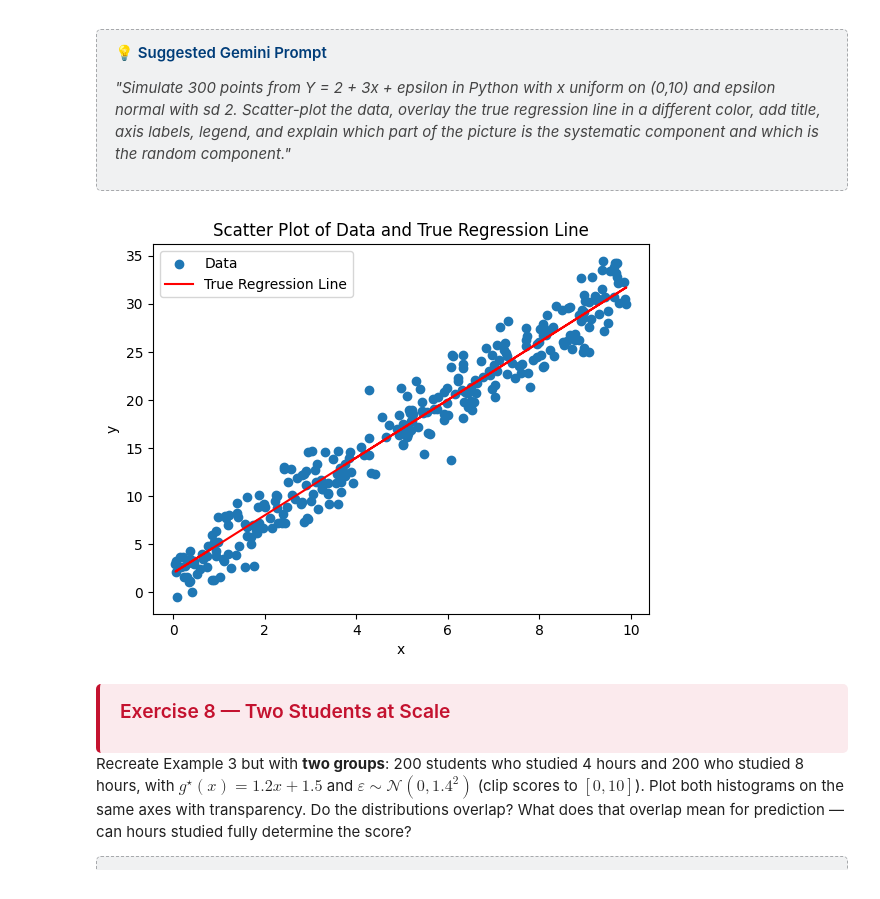
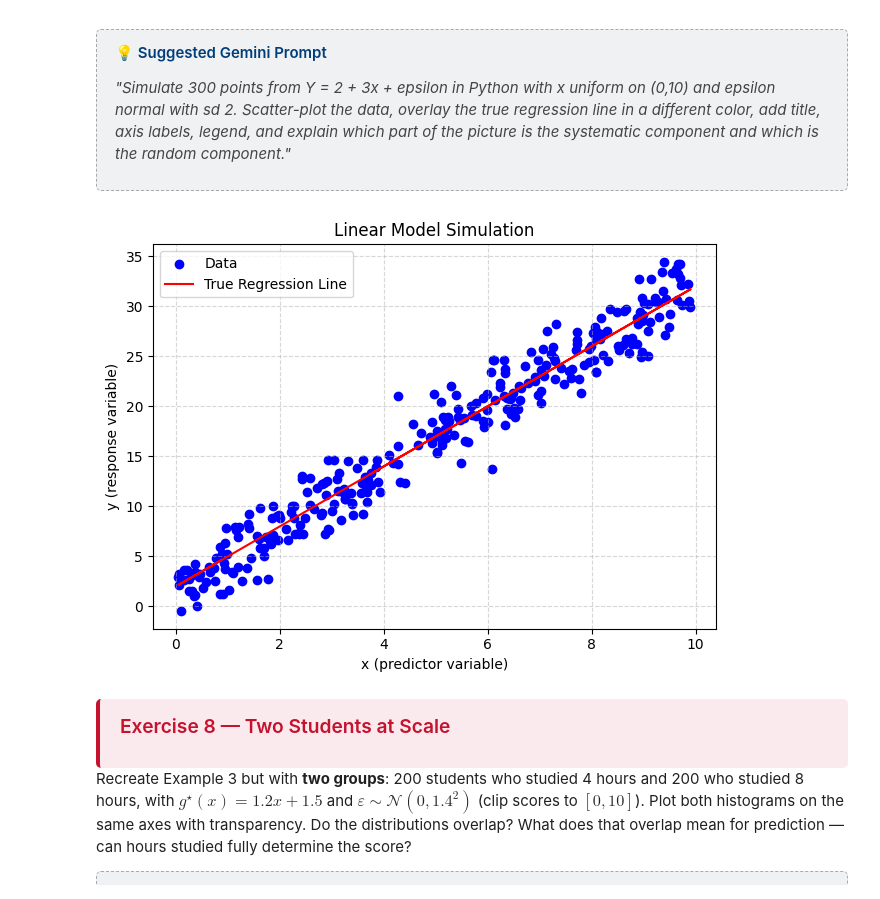
Before and after one commit to SuperMarioNintendo/Project1Client, a Jupyter notebook: Lecture1.ipynb, the cells around one changed output. Saved outputs shown, nothing was run; the diff lists cells and outputs as text; code cells hidden in the pictures.

```diff
--- a/Lecture1.ipynb
+++ b/Lecture1.ipynb
@@ -1069,26 +1085,28 @@ Simulate $n = 300$ observations from $Y = 2 + 3x + \varepsilon$, with $x \sim \t
 # %%
 # Your solution here
 import numpy as np
 
 # Simulate 300 points from Y = 2 + 3x + epsilon with x uniform on (0, 10) and epsilon normal with sd 2
 np.random.seed(42)
 x = np.random.uniform(0, 10, 300)
 epsilon = np.random.normal(0, 2, 300)
 y = 2 + 3 * x + epsilon
 
 # Make scatter plot of data, overlaying true regression line with different
 # colour, add title, axis labels, legend, and explain which par of picture is
 # systematic component and which is random component.
 import matplotlib.pyplot as plt
-plt.scatter(x, y, label='Data')
+plt.scatter(x, y, color='blue', label='Data')
 plt.plot(x, 2 + 3 * x, color='red', label='True Regression Line')
-plt.xlabel('x')
-plt.ylabel('y')
-plt.title('Scatter Plot of Data and True Regression Line')
+plt.xlabel('x (predictor variable)')
+plt.ylabel('y (response variable)')
+plt.title('Linear Model Simulation')
 plt.legend()
+plt.grid(True, linestyle='--', alpha=0.5)
+plt.tight_layout()
 plt.show()
 # %% [output]
-[figure, old version]
+[figure, new version]
 # %% [markdown]
 <div style="background-color: #FBEAED; border-left: 4px solid #C4122F; padding: 15px 20px; margin: 20px 0; border-radius: 5px;">
   <h3 style="color: #C4122F; margin-top: 0;">Exercise 8 — Two Students at Scale</h3>
```
Also changed, not shown: parts of 2 cells of this notebook.
